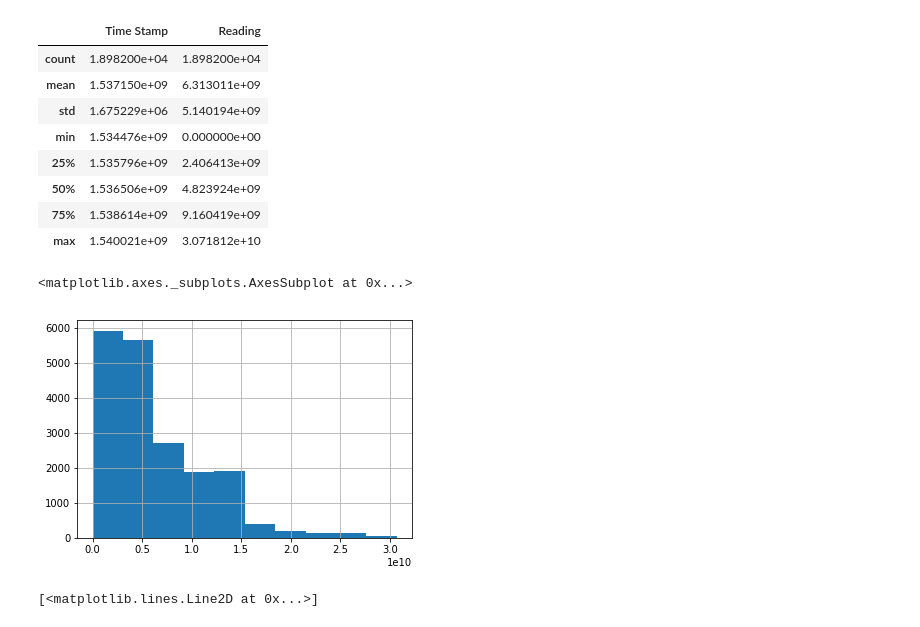
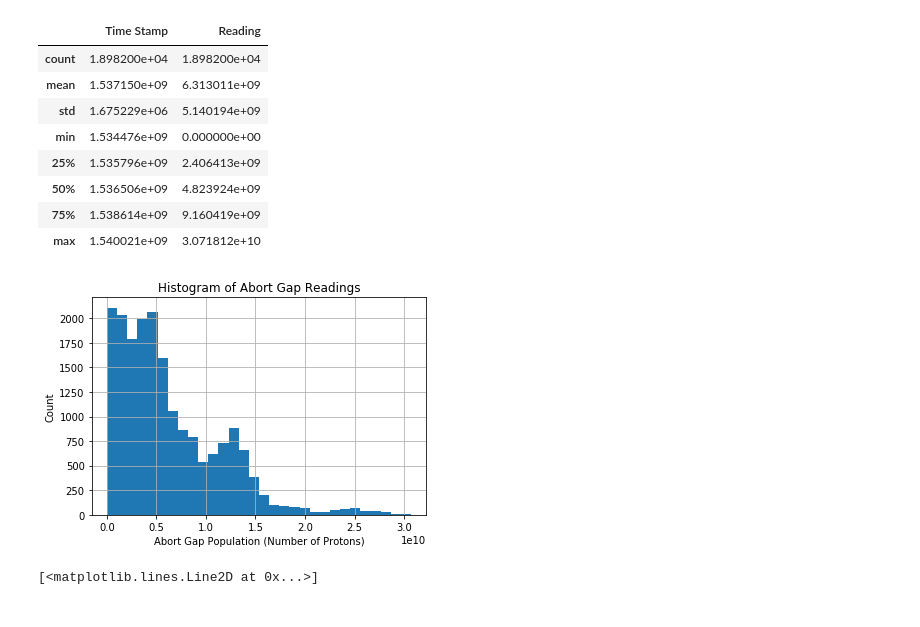
Before and after one commit to mfer0010/BscThesis, a Jupyter notebook: Jupyter Notebook Code/02_Analysis of Abort Gap Data.ipynb, the cells around one changed output. Cells and saved outputs as stored; diff of their text form; code cells hidden in the pictures.

```diff
--- a/Jupyter Notebook Code/02_Analysis of Abort Gap Data.ipynb
+++ b/Jupyter Notebook Code/02_Analysis of Abort Gap Data.ipynb
@@ -30,11 +30,15 @@ data.describe()
 | 50% | 1.536506e+09 | 4.823924e+09 |
 | 75% | 1.538614e+09 | 9.160419e+09 |
 | max | 1.540021e+09 | 3.071812e+10 |
-# %%
-data['Reading'].hist()
-# %% [output]
-<matplotlib.axes._subplots.AxesSubplot at 0x...>
-[figure, removed]
+# %%
+plt.figure()
+data['Reading'].hist(bins=30)
+plt.title('Histogram of Abort Gap Readings')
+plt.xlabel('Abort Gap Population (Number of Protons)')
+plt.ylabel('Count')
+plt.savefig('../Dissertation/images/Histogram_of_Abort_Gap_Population')
+# %% [output]
+[figure, added]
 # %%
 plt.plot(data['Time Stamp'],data['Reading'],'x')
 # %% [output]
```
Also changed, not shown: parts of 2 cells of this notebook, 11 other files.
